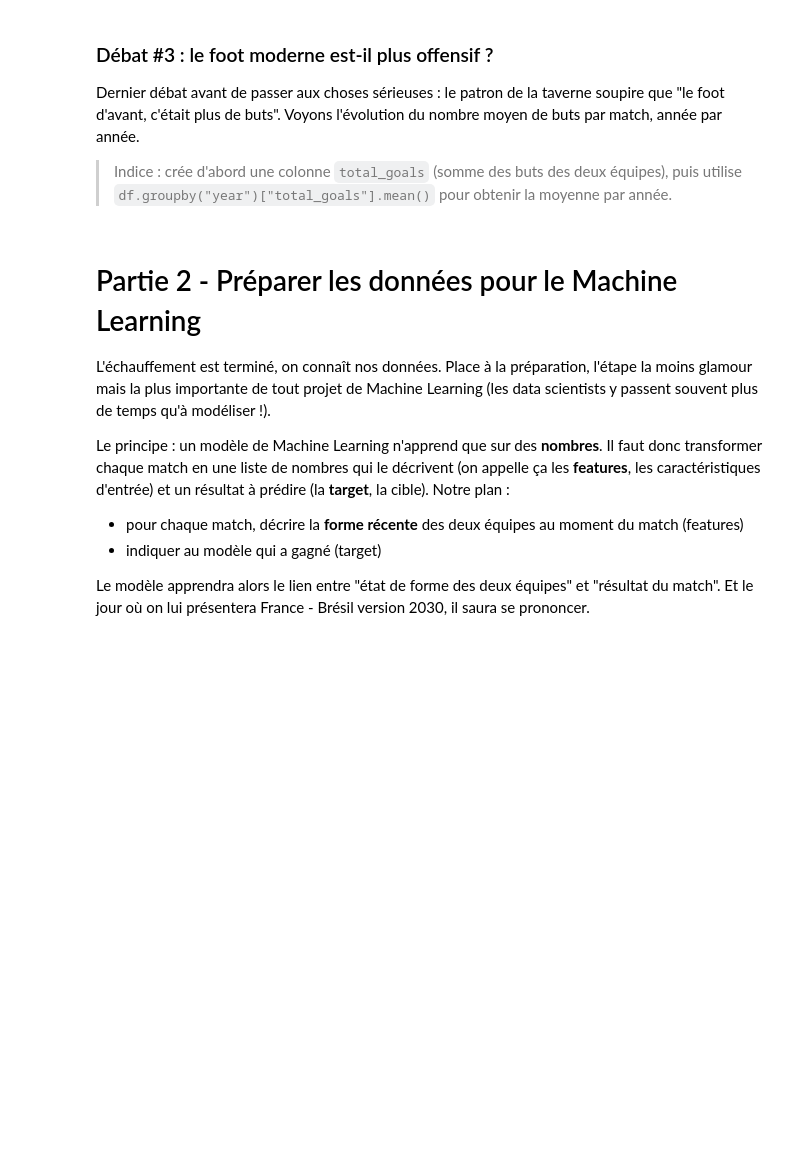
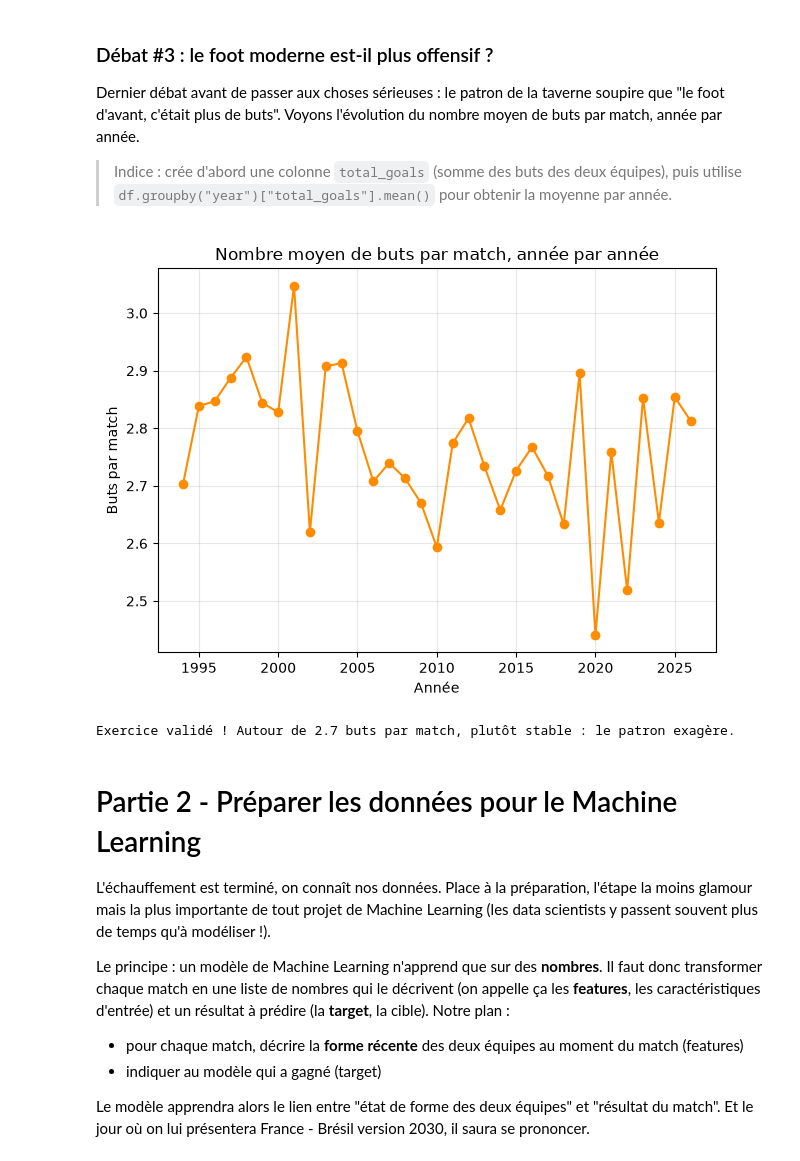
Before and after one commit to MachineLearnia/Cahier-Vacances-2026, a Jupyter notebook: Projet_02/projet_02.ipynb, the cells around one changed output. Saved outputs shown, nothing was run; the diff lists cells and outputs as text; code cells hidden in the pictures; blank space fills up the shorter version.

```diff
--- a/Projet_02/projet_02.ipynb
+++ b/Projet_02/projet_02.ipynb
@@ -216,21 +267,31 @@ Dernier débat avant de passer aux choses sérieuses : le patron de la taverne s
 
 > Indice : crée d'abord une colonne `total_goals` (somme des buts des deux équipes), puis utilise `df.groupby("year")["total_goals"].mean()` pour obtenir la moyenne par année.
 # %%
-### START CODE HERE ###
 
-### END CODE HERE ###
+# Je crée une nouvelle colonne "total_goals" qui est la somme des buts marqués par l'équipe à domicile et l'équipe à l'extérieur
 
+df["total_goals"] = df["home_score"] + df["away_score"]
+
+# J'extrais l'année du match
+df["year"] = df["date"].dt.year
+
+# Je calcule le nombre moyen de buts par match pour chaque année
+goals_per_year = df.groupby("year")["total_goals"].mean()
+# Je trace le graphique
 goals_per_year.plot(kind="line", marker="o", color="darkorange")
 plt.title("Nombre moyen de buts par match, année par année")
 plt.ylabel("Buts par match")
 plt.xlabel("Année")
 plt.grid(alpha=0.3)
 plt.tight_layout()
 plt.show()
 
 assert len(goals_per_year) > 30, "Il devrait y avoir une valeur par année depuis 1994"
 assert goals_per_year.between(2, 4).all(), "Les moyennes devraient toutes être entre 2 et 4 buts par match"
 print("Exercice validé ! Autour de 2.7 buts par match, plutôt stable : le patron exagère.")
+# %% [output]
+[figure, added]
+Exercice validé ! Autour de 2.7 buts par match, plutôt stable : le patron exagère.
 # %% [markdown]
 # Partie 2 - Préparer les données pour le Machine Learning
 
```
Also changed, not shown: parts of 13 cells of this notebook, 1 other file.
